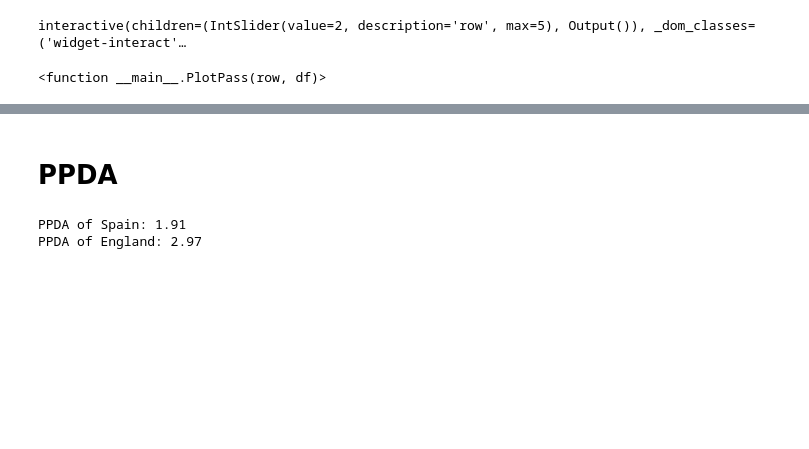
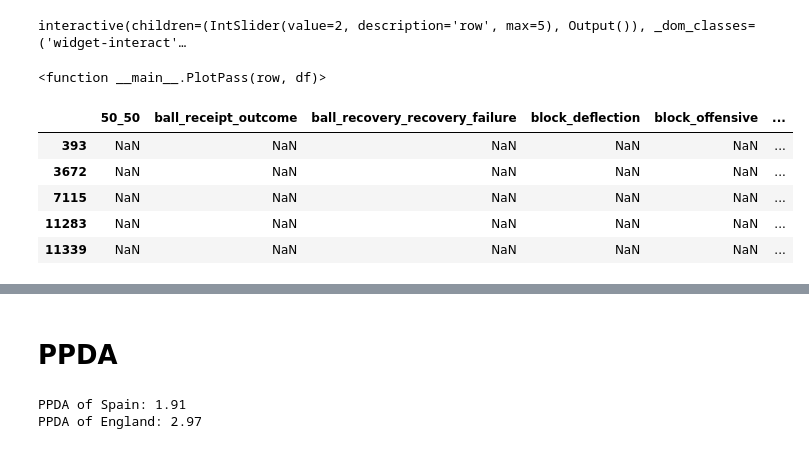
Before and after one commit to francisco-kim/footballAnalysis, a Jupyter notebook: statsbomb.ipynb, the cells around one changed output, grey strips where cells are left out. Saved outputs shown, nothing was run; the diff lists cells and outputs as text; code cells hidden in the pictures; blank space fills up the shorter version.

```diff
--- a/statsbomb.ipynb
+++ b/statsbomb.ipynb
@@ -1396,3 +1407,21 @@ interact(PlotPass, row=(0, len(dfPass)-1), df=fixed(dfPass))
 # %% [output]
 interactive(children=(IntSlider(value=2, description='row', max=5), Output()), _dom_classes=('widget-interact'…
 <function __main__.PlotPass(row, df)>
+# %%
+dfSpainAllEvents = pd.concat(
+    [sb.events(match_id=mid) for mid in dfSpainAll['match_id']],
+    ignore_index=True
+)
+
+rodriFilter = (dfSpainAllEvents['player'].str.contains('Rodrigo')) \
+    & (dfSpainAllEvents['type'] == 'Pass') \
+    & (dfSpainAllEvents['pass_switch'].notna())
+
+dfSpainAllEvents[rodriFilter].head(5)
+# %% [output]
+|  | 50_50 | ball_receipt_outcome | ball_recovery_recovery_failure | block_deflection | block_offensive | ... |
+| 393 | NaN | NaN | NaN | NaN | NaN | ... |
+| 3672 | NaN | NaN | NaN | NaN | NaN | ... |
+| 7115 | NaN | NaN | NaN | NaN | NaN | ... |
+| 11283 | NaN | NaN | NaN | NaN | NaN | ... |
+| 11339 | NaN | NaN | NaN | NaN | NaN | ... |
```
Also changed, not shown: parts of 9 cells of this notebook.
